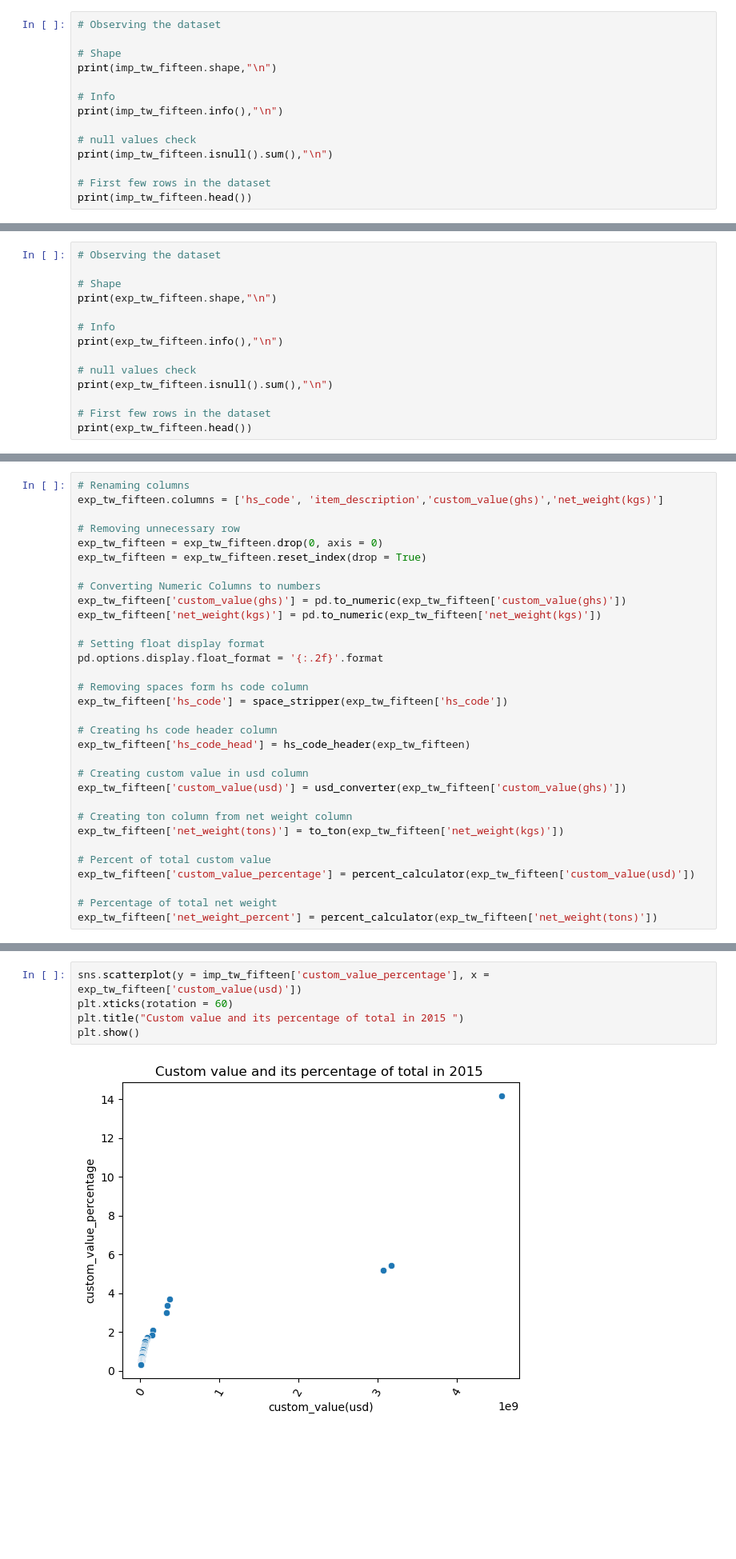
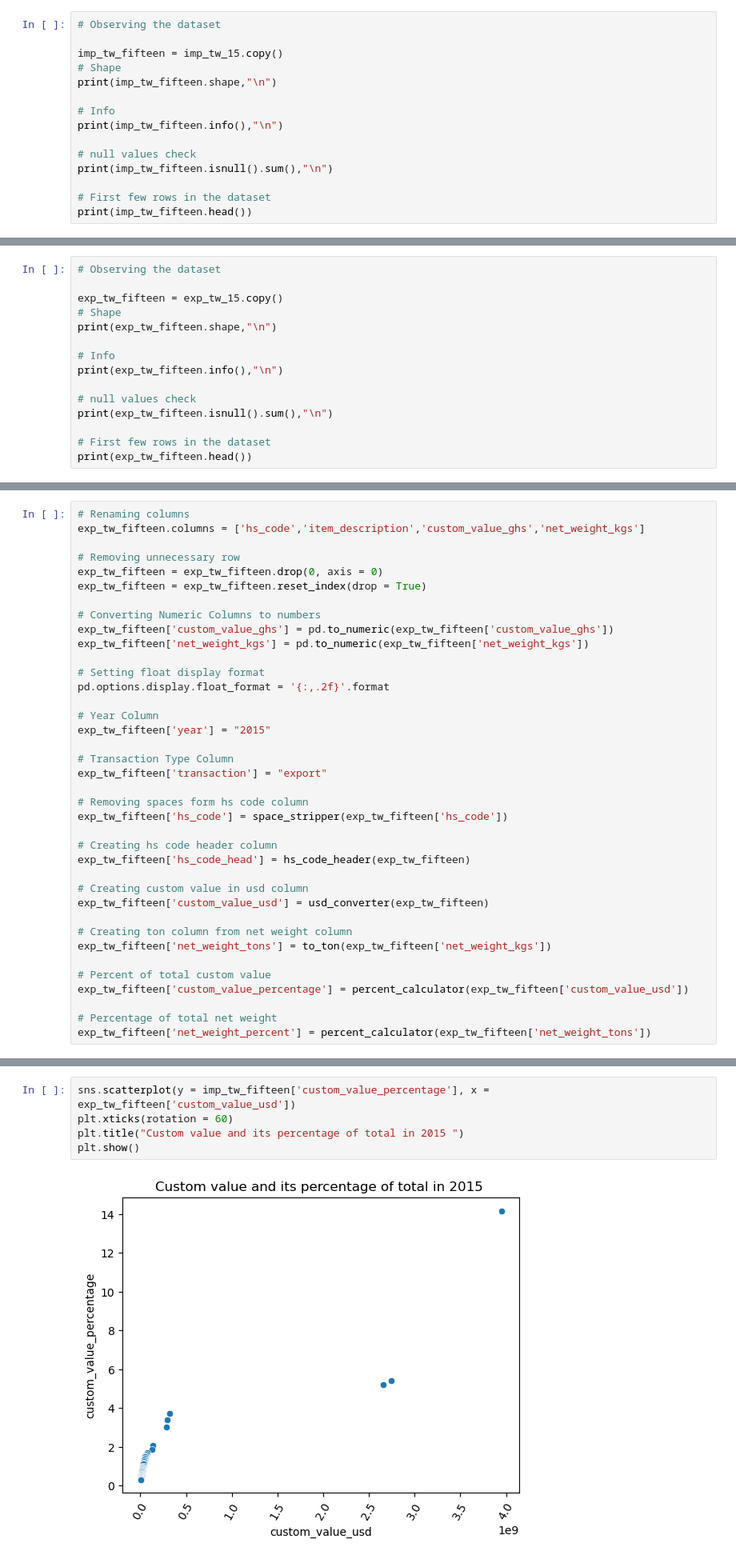
Before and after one commit to Shekisi/sid_siliconaccrais, a Jupyter notebook: ministry_of_trade_project_shekwonya.ipynb, the cells around one changed output, grey strips where cells are left out. Shown at 80% size. Saved outputs shown, nothing was run; the diff lists cells and outputs as text; blank space fills up the shorter version.

```diff
--- a/ministry_of_trade_project_shekwonya.ipynb
+++ b/ministry_of_trade_project_shekwonya.ipynb
@@ -204,6 +261,7 @@ exp_tw_fourteen['net_weight_percent'] = percent_calculator(exp_tw_fourteen['net_
 # %%
 # Observing the dataset
 
+imp_tw_fifteen = imp_tw_15.copy()
 # Shape
 print(imp_tw_fifteen.shape,"\n")
 
@@ -270,6 +334,7 @@ imp_tw_fifteen['net_weight_percent'] = percent_calculator(imp_tw_fifteen['net_we
 # %%
 # Observing the dataset
 
+exp_tw_fifteen = exp_tw_15.copy()
 # Shape
 print(exp_tw_fifteen.shape,"\n")
 
@@ -302,17 +367,23 @@ dtypes: object(4)
 # %%
 # Renaming columns
-exp_tw_fifteen.columns = ['hs_code', 'item_description','custom_value(ghs)','net_weight(kgs)']
+exp_tw_fifteen.columns = ['hs_code','item_description','custom_value_ghs','net_weight_kgs']
 
 # Removing unnecessary row
 exp_tw_fifteen = exp_tw_fifteen.drop(0, axis = 0)
 exp_tw_fifteen = exp_tw_fifteen.reset_index(drop = True)
 
 # Converting Numeric Columns to numbers
-exp_tw_fifteen['custom_value(ghs)'] = pd.to_numeric(exp_tw_fifteen['custom_value(ghs)'])
-exp_tw_fifteen['net_weight(kgs)'] = pd.to_numeric(exp_tw_fifteen['net_weight(kgs)'])
+exp_tw_fifteen['custom_value_ghs'] = pd.to_numeric(exp_tw_fifteen['custom_value_ghs'])
+exp_tw_fifteen['net_weight_kgs'] = pd.to_numeric(exp_tw_fifteen['net_weight_kgs'])
 
 # Setting float display format
-pd.options.display.float_format = '{:.2f}'.format
+pd.options.display.float_format = '{:,.2f}'.format
+
+# Year Column
+exp_tw_fifteen['year'] = "2015"
+
+# Transaction Type Column
+exp_tw_fifteen['transaction'] = "export"
 
 # Removing spaces form hs code column
 exp_tw_fifteen['hs_code'] = space_stripper(exp_tw_fifteen['hs_code'])
@@ -321,13 +392,13 @@ exp_tw_fifteen['hs_code'] = space_stripper(exp_tw_fifteen['hs_code'])
 exp_tw_fifteen['hs_code_head'] = hs_code_header(exp_tw_fifteen)
 
 # Creating custom value in usd column
-exp_tw_fifteen['custom_value(usd)'] = usd_converter(exp_tw_fifteen['custom_value(ghs)'])
+exp_tw_fifteen['custom_value_usd'] = usd_converter(exp_tw_fifteen)
 
 # Creating ton column from net weight column
-exp_tw_fifteen['net_weight(tons)'] = to_ton(exp_tw_fifteen['net_weight(kgs)'])
+exp_tw_fifteen['net_weight_tons'] = to_ton(exp_tw_fifteen['net_weight_kgs'])
 
 # Percent of total custom value
-exp_tw_fifteen['custom_value_percentage'] = percent_calculator(exp_tw_fifteen['custom_value(usd)'])
+exp_tw_fifteen['custom_value_percentage'] = percent_calculator(exp_tw_fifteen['custom_value_usd'])
 
 # Percentage of total net weight
-exp_tw_fifteen['net_weight_percent'] = percent_calculator(exp_tw_fifteen['net_weight(tons)'])
+exp_tw_fifteen['net_weight_percent'] = percent_calculator(exp_tw_fifteen['net_weight_tons'])
@@ -361,12 +887,12 @@ plt.show()
 # %% [markdown]
 Most value was obtained through a lot of items with lower value than those with higher value
 # %%
-sns.scatterplot(y = imp_tw_fifteen['custom_value_percentage'], x = exp_tw_fifteen['custom_value(usd)'])
+sns.scatterplot(y = imp_tw_fifteen['custom_value_percentage'], x = exp_tw_fifteen['custom_value_usd'])
 plt.xticks(rotation = 60)
 plt.title("Custom value and its percentage of total in 2015 ")
 plt.show()
 # %% [output]
-[figure, old version]
+[figure, new version]
 # %% [markdown]
 This year has a very large percentage for a specific value source in comparison with 2014.
 It creates a curiosity to investigate further. The difference is very large
```
Also changed, not shown: parts of 52 cells of this notebook.
